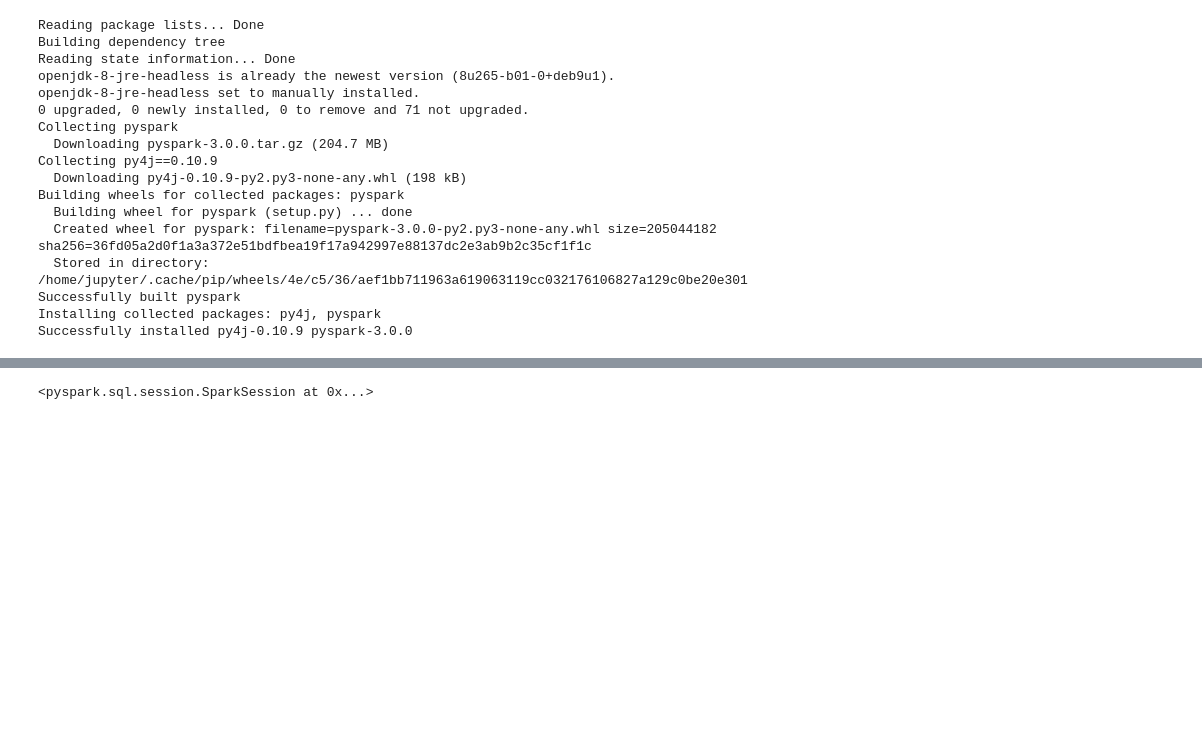
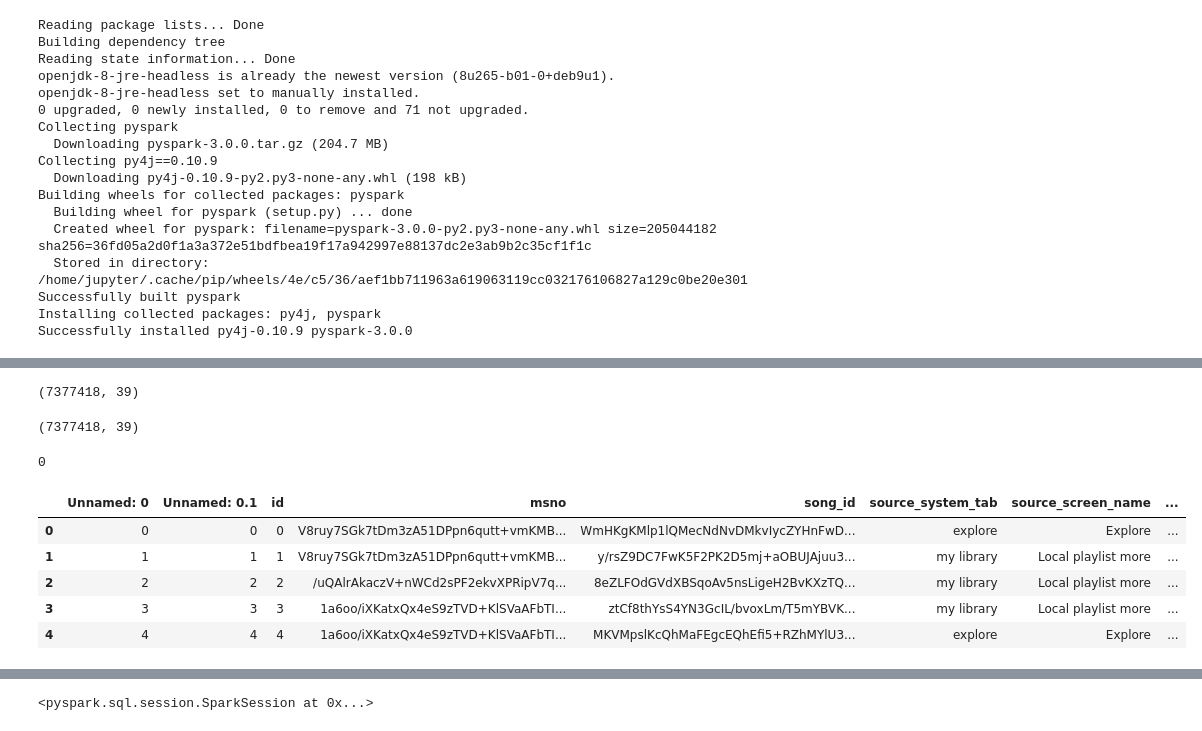
Before and after one commit to SauryStand/hybrid-recommender, a Jupyter notebook: music/pyspark-hybrid.ipynb, the cells around one changed output, grey strips where cells are left out. Drawn from its saved outputs; the diff is of its cells as text; code cells hidden in the pictures; blank space fills up the shorter version.

```diff
--- a/music/pyspark-hybrid.ipynb
+++ b/music/pyspark-hybrid.ipynb
@@ -52,0 +78,10 @@ from pyspark.ml.tuning import CrossValidator, ParamGridBuilder
+# %%
+train_features['song_new_id'] = train_features['song_id'].apply(str2id)
+# %%
+test_features['song_new_id'] = test_features['song_id'].apply(str2id)
+# %%
+train_features['msno_id'] = train_features['msno_id'].fillna("0")
+test_features['msno_id'] = test_features['msno_id'].fillna("0")
+train_features['song_new_id'] = train_features['song_new_id'].fillna("0")
+test_features['song_new_id'] = test_features['song_new_id'].fillna("0")
+train_features['target'] = train_features['target'].fillna(0)
@@ -52,0 +116,52 @@ from pyspark.ml.tuning import CrossValidator, ParamGridBuilder
+# %%
+test_features['source_system_tab'] = train_features['source_system_tab'].fillna('')
+test_features['source_screen_name'] = train_features['source_screen_name'].fillna('')
+test_features['source_type'] = train_features['source_type'].fillna('')
+test_features['song_length_x'] = train_features['song_length_x'].fillna(0)
+test_features['genre_ids_x'] = train_features['genre_ids_x'].fillna(0)
+test_features['artist_name_x'] = train_features['artist_name_x'].fillna('')
+test_features['lyricist_x'] = train_features['lyricist_x'].fillna('')
+test_features['composer_x'] = train_features['composer_x'].fillna('')
+test_features['language_x'] = train_features['language_x'].fillna(0)
+test_features['name'] = train_features['name'].fillna('')
+test_features['isrc'] = train_features['isrc'].fillna(0)
+test_features['city'] = train_features['city'].fillna(0)
+test_features['bd'] = train_features['bd'].fillna(0)
+test_features['gender'] = train_features['gender'].fillna('')
+test_features['registered_via'] = train_features['registered_via'].fillna(0)
+test_features['registration_init_time'] = train_features['registration_init_time'].fillna('1901-01-01')
+test_features['expiration_date'] = train_features['expiration_date'].fillna('1901-01-01')
+test_features['repeat_count'] = train_features['repeat_count'].fillna(0)
+test_features['play_count'] = train_features['play_count'].fillna(0)
+test_features['repeat_percentage'] = train_features['repeat_percentage'].fillna(0)
+test_features['repeat_count_artist'] = train_features['repeat_count_artist'].fillna(0)
+test_features['play_count_artist'] = train_features['play_count_artist'].fillna(0)
+test_features['repeat_count_msno'] = train_features['repeat_count_msno'].fillna(0)
+test_features['play_count_msno'] = train_features['play_count_msno'].fillna(0)
+test_features['repeat_percentage_msno'] = train_features['repeat_percentage_msno'].fillna(0)
+test_features['song_year'] = train_features['song_year'].fillna(0)
+#train_features['description'] = train_features['description'].fillna(0)
+# %%
+
+train_features.shape
+# %% [output]
+(7377418, 39)
+# %%
+train_features.dropna()
+test_features.dropna()
+train_features.shape
+# %% [output]
+(7377418, 39)
+# %%
+train_features.repeat_percentage_msno.isna().sum()
+# %% [output]
+0
+# %%
+test_features.head(5)
+# %% [output]
+|  | Unnamed: 0 | Unnamed: 0.1 | id | msno | song_id | source_system_tab | source_screen_name | ... |
+| 0 | 0 | 0 | 0 | V8ruy7SGk7tDm3zA51DPpn6qutt+vmKMB... | WmHKgKMlp1lQMecNdNvDMkvIycZYHnFwD... | explore | Explore | ... |
+| 1 | 1 | 1 | 1 | V8ruy7SGk7tDm3zA51DPpn6qutt+vmKMB... | y/rsZ9DC7FwK5F2PK2D5mj+aOBUJAjuu3... | my library | Local playlist more | ... |
+| 2 | 2 | 2 | 2 | /uQAlrAkaczV+nWCd2sPF2ekvXPRipV7q... | 8eZLFOdGVdXBSqoAv5nsLigeH2BvKXzTQ... | my library | Local playlist more | ... |
+| 3 | 3 | 3 | 3 | 1a6oo/iXKatxQx4eS9zTVD+KlSVaAFbTI... | ztCf8thYsS4YN3GcIL/bvoxLm/T5mYBVK... | my library | Local playlist more | ... |
+| 4 | 4 | 4 | 4 | 1a6oo/iXKatxQx4eS9zTVD+KlSVaAFbTI... | MKVMpslKcQhMaFEgcEQhEfi5+RZhMYlU3... | explore | Explore | ... |
```
Also changed, not shown: parts of 89 cells of this notebook.
